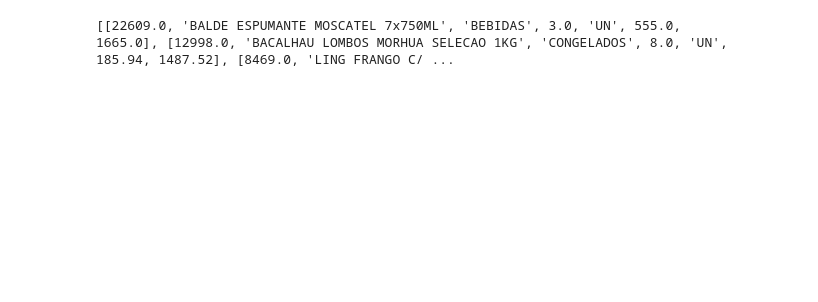
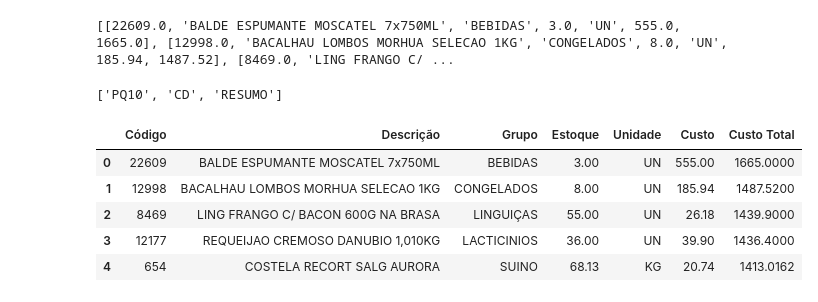
Before and after one commit to andre-jnr/excel-em-sql, a Jupyter notebook: analise.ipynb, the cells around one changed output. Drawn from its saved outputs; the diff is of its cells as text; code cells hidden in the pictures; blank space fills up the shorter version.

```diff
--- a/analise.ipynb
+++ b/analise.ipynb
@@ -16,3 +16,19 @@ dados_lista = df.values.tolist()
 print(dados_lista)
 # %% [output]
 [[22609.0, 'BALDE ESPUMANTE MOSCATEL 7x750ML', 'BEBIDAS', 3.0, 'UN', 555.0, 1665.0], [12998.0, 'BACALHAU LOMBOS MORHUA SELECAO 1KG', 'CONGELADOS', 8.0, 'UN', 185.94, 1487.52], [8469.0, 'LING FRANGO C/ ...
+# %%
+arquivo = pd.ExcelFile("ESTOQUE PQ10 2025 NOVO.xlsx")
+abas = arquivo.sheet_names
+print(abas)
+# %% [output]
+['PQ10', 'CD', 'RESUMO']
+# %%
+df = pd.read_excel("ESTOQUE PQ10 2025 NOVO.xlsx", sheet_name=abas[0])
+df.head()
+# %% [output]
+|  | Código | Descrição | Grupo | Estoque | Unidade | Custo | Custo Total |
+| 0 | 22609 | BALDE ESPUMANTE MOSCATEL 7x750ML | BEBIDAS | 3.00 | UN | 555.00 | 1665.0000 |
+| 1 | 12998 | BACALHAU LOMBOS MORHUA SELECAO 1KG | CONGELADOS | 8.00 | UN | 185.94 | 1487.5200 |
+| 2 | 8469 | LING FRANGO C/ BACON 600G NA BRASA | LINGUIÇAS | 55.00 | UN | 26.18 | 1439.9000 |
+| 3 | 12177 | REQUEIJAO CREMOSO DANUBIO 1,010KG | LACTICINIOS | 36.00 | UN | 39.90 | 1436.4000 |
+| 4 | 654 | COSTELA RECORT SALG AURORA | SUINO | 68.13 | KG | 20.74 | 1413.0162 |
```
Also changed, not shown: 3 other files.
